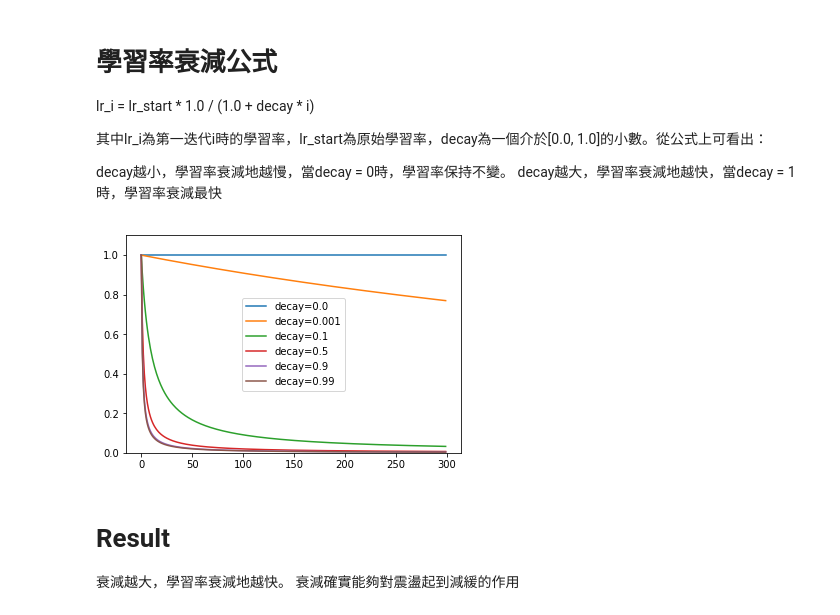
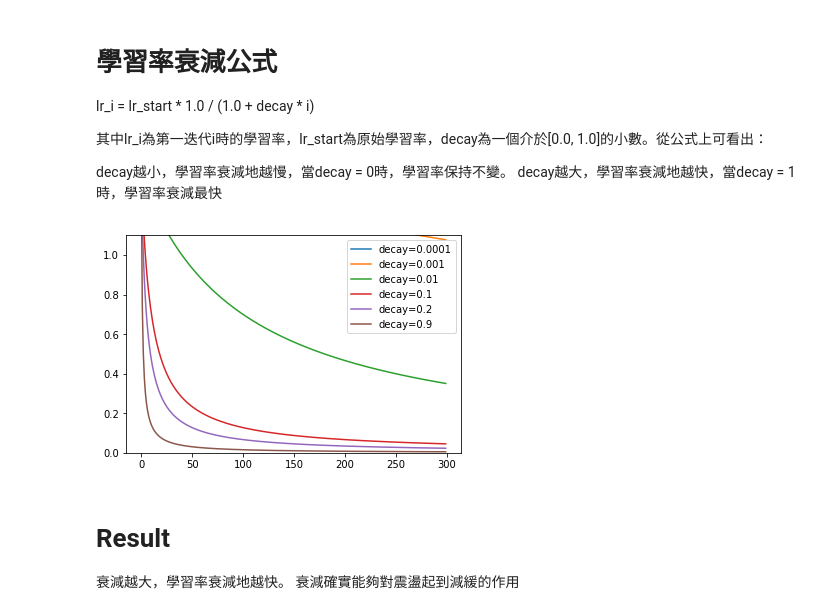
Before and after one commit to henryho2012/2nd-ML100Days, a Jupyter notebook: homework/Day74-Gradient_Descent_HW.ipynb, the cells around one changed output. Drawn from its saved outputs; the diff is of its cells as text; code cells hidden in the pictures.

```diff
--- a/homework/Day74-Gradient_Descent_HW.ipynb
+++ b/homework/Day74-Gradient_Descent_HW.ipynb
@@ -14,13 +14,13 @@ import matplotlib.pyplot as plt
 %matplotlib inline
 
 
-# 目標函數:y=(x+5)^2
+# 目標函數:y=(x+3)^2
 def func(x):
-    return np.square(x+5)
+    return np.square(x+3)
 
-# 目標函數一階導數:dy/dx=2*(x+5)
+# 目標函數一階導數:dy/dx=2*(x+3)
 def dfunc(x):
-    return 2 * (x+5)
+    return 2 * (x+3)
 
 def GD(w_init, df, epochs, lr):
     """  梯度下降法。給定起始點與目標函數的一階導函數，求在epochs次反覆運算中x的更新值
@@ -46,7 +46,7 @@ w_init = 3
 # 執行週期數
 epochs = 20
 # 學習率
-lr = 0.3
+lr = 0.01
 # 梯度下降法
 x = GD(w_init, dfunc, epochs, lr=lr)
 print (x)
@@ -127,20 +127,20 @@ def GD_decay(w_init, df, epochs, lr, decay):
 # %%
 line_x = np.linspace(-5, 5, 100)
 line_y = func(line_x)
 plt.figure('Gradient Desent: Decay')
 
-lr = 1.0
+lr = 1.4
 iterations = np.arange(300)
-decay = [0.0, 0.001, 0.1, 0.5, 0.9, 0.99]
+decay = [0.0001, 0.001, 0.01, 0.1, 0.2, 0.9]
 for i in range(len(decay)):
     decay_lr = lr * (1.0 / (1.0 + decay[i] * iterations))
     plt.plot(iterations, decay_lr, label='decay={}'.format(decay[i]))
 
 plt.ylim([0, 1.1])
 plt.legend(loc='best')
 plt.show()
 # %% [output]
-[figure, old version]
+[figure, new version]
 # %% [markdown]
 # Result
 衰減越大，學習率衰減地越快。
```
Also changed, not shown: parts of 3 cells of this notebook.
